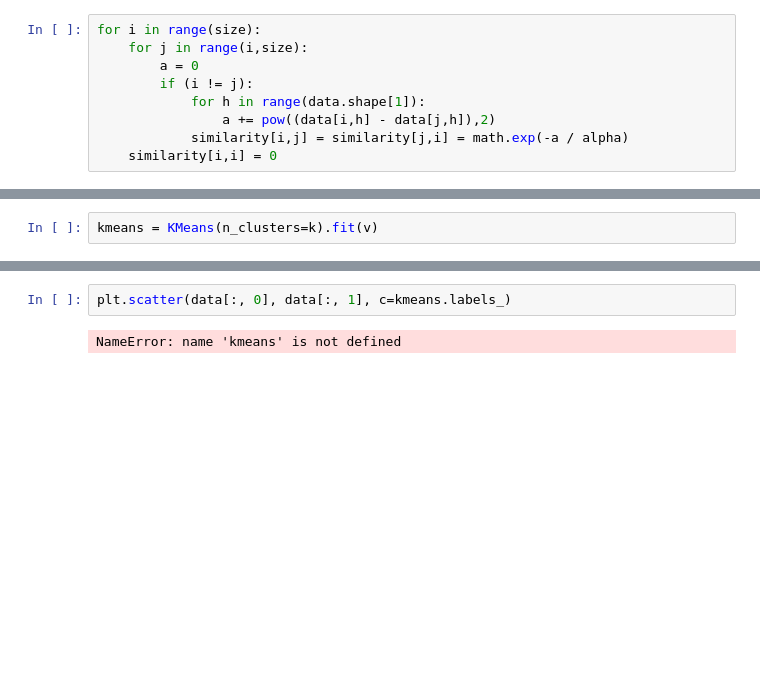
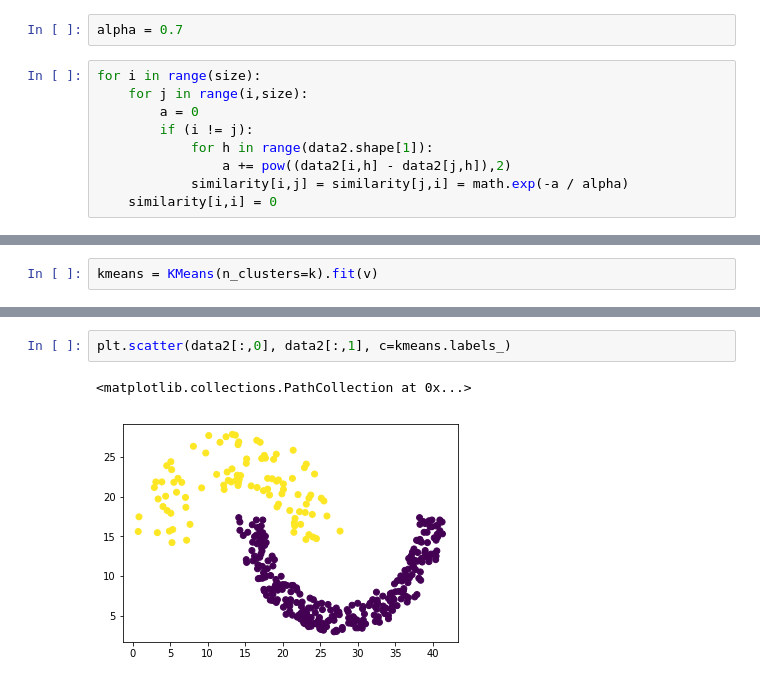
Before and after one commit to ZahraParsaeian/Spectral_Clustering, a Jupyter notebook: Spectral Clustering.ipynb, the cells around one changed output, grey strips where cells are left out. Cells and saved outputs as stored; diff of their text form; blank space fills up the shorter version.

```diff
--- a/Spectral Clustering.ipynb
+++ b/Spectral Clustering.ipynb
@@ -53,10 +37,12 @@ alpha = 4
+# %%
+alpha = 0.7
 # %%
 for i in range(size):
     for j in range(i,size):
         a = 0
         if (i != j):
-            for h in range(data.shape[1]):
-                a += pow((data[i,h] - data[j,h]),2)
+            for h in range(data2.shape[1]):
+                a += pow((data2[i,h] - data2[j,h]),2)
             similarity[i,j] = similarity[j,i] = math.exp(-a / alpha)
     similarity[i,i] = 0
 # %%
@@ -101,4 +78,5 @@ array([[ 0.08164966,  0.05569968,  0.02091202],
 # %%
-plt.scatter(data[:, 0], data[:, 1], c=kmeans.labels_)
+plt.scatter(data2[:,0], data2[:,1], c=kmeans.labels_)
 # %% [output]
-NameError: name 'kmeans' is not defined
+<matplotlib.collections.PathCollection at 0x...>
+[figure, added]
```
Also changed, not shown: parts of 15 cells of this notebook, 3 other files.
